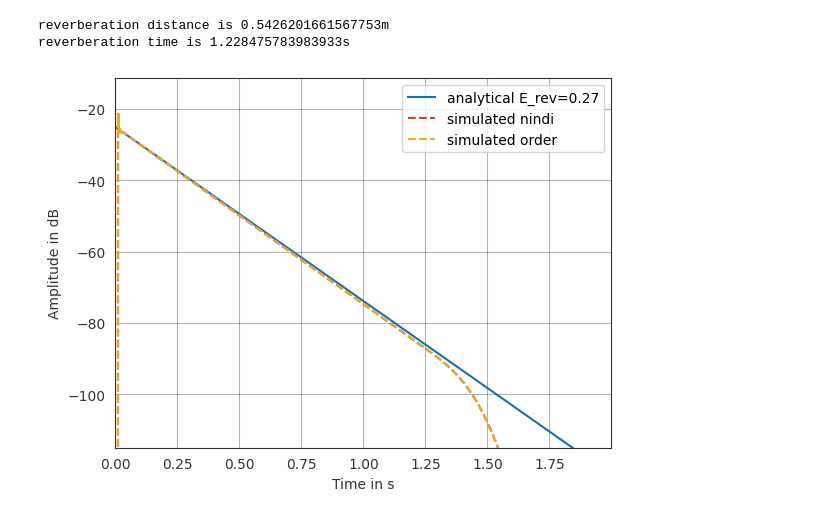
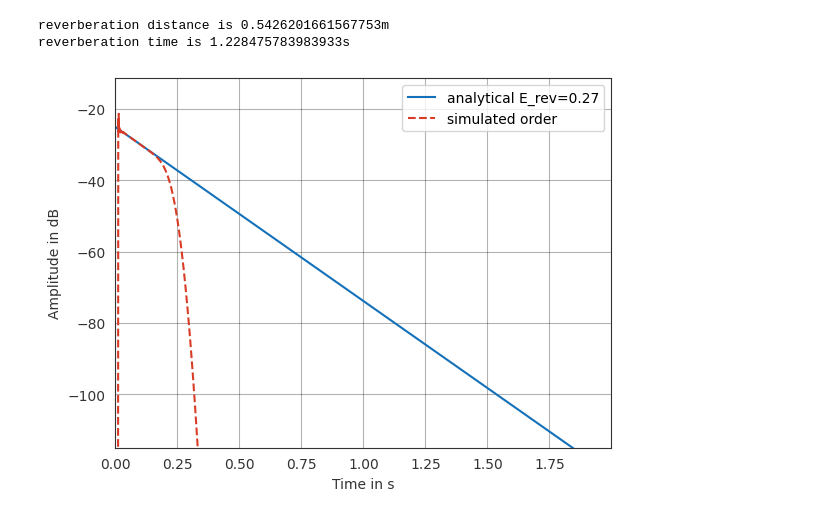
Before and after one commit to sparrow-acoustics/sparrowpy, a Jupyter notebook: examples/validate_new_order_vs_analytic.ipynb, the cells around one changed output. Saved outputs shown, nothing was run; the diff lists cells and outputs as text; code cells hidden in the pictures.

```diff
--- a/examples/validate_new_order_vs_analytic.ipynb
+++ b/examples/validate_new_order_vs_analytic.ipynb
@@ -13,7 +13,7 @@ Z = 4
 patch_size = 0.5
 ir_length_s = 2
 sampling_rate = 1000
-max_order_k = 150
+max_order_k = 20
 speed_of_sound = 346.18
 
 absorption = 0.1
@@ -81,25 +81,25 @@ reverberation_order = pf.Signal(ir_order, sampling_rate=sampling_rate)
 
 E_reverb_analytical = 4/A
 # %%
-t = reverberation_nindi.times
+t = reverberation_order.times
 w_0 = E_reverb_analytical/ V # Kuttruff Eq 4.7
 t_0 = 0.03
 reverberation_analytic = w_0 * np.exp(+(speed_of_sound*S*np.log(1-alpha_dash)/(4*V))*(t-t_0)) # Kuttruff Eq 4.10
 reverberation_analytic = pf.Signal(reverberation_analytic, sampling_rate=sampling_rate)
 plt.figure()
 pf.plot.time(
     reverberation_analytic, dB=True, log_prefix=10,
     label=f'analytical E_rev={E_reverb_analytical:0.2f}')
-pf.plot.time(
-    reverberation_nindi, dB=True, log_prefix=10,
-    label='simulated nindi',
-    linestyle='--')
+# pf.plot.time(
+#     reverberation_nindi, dB=True, log_prefix=10,
+#     label='simulated nindi',
+#     linestyle='--')
 pf.plot.time(
     reverberation_order, dB=True, log_prefix=10,
     label='simulated order',
     linestyle='--')
 
 plt.legend()
 plt.show()
 # %% [output]
-[figure, old version]
+[figure, new version]
```
Also changed, not shown: parts of 2 cells of this notebook, 3 other files.
